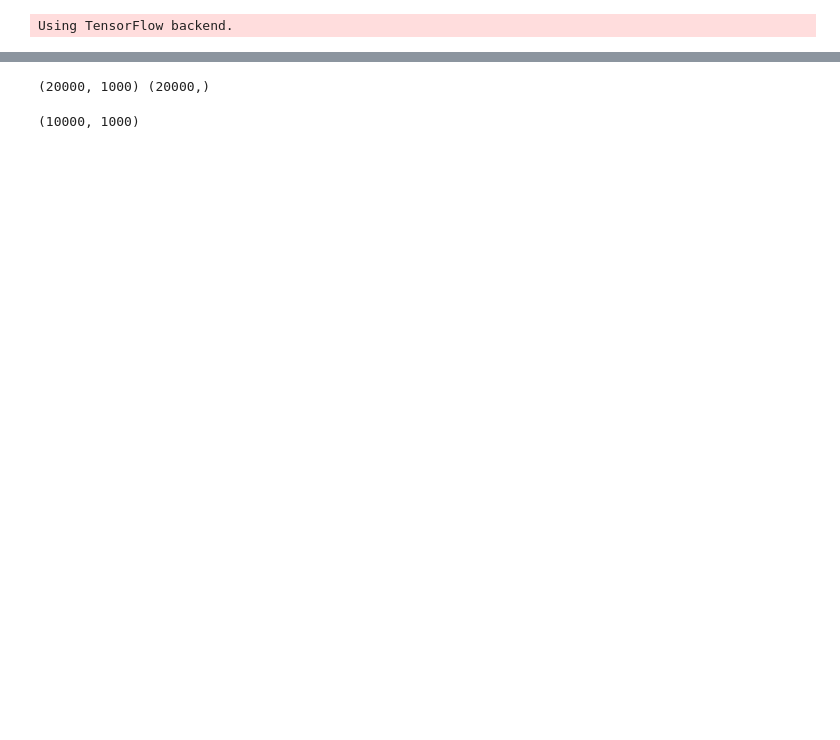
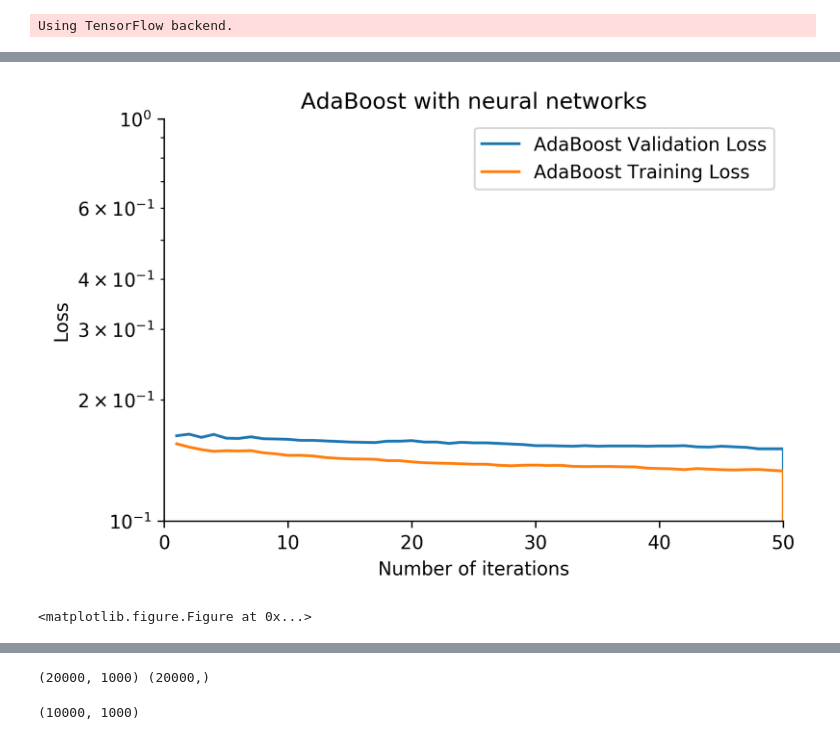
Before and after one commit to dibidave/central-nervous-system, a Jupyter notebook: project1/Boosting neural networks.ipynb, the cells around one changed output, grey strips where cells are left out. Saved outputs shown, nothing was run; the diff lists cells and outputs as text; code cells hidden in the pictures; blank space fills up the shorter version.

```diff
--- a/project1/Boosting neural networks.ipynb
+++ b/project1/Boosting neural networks.ipynb
@@ -17,9 +19,9 @@ import utils
 # %%
 # Tf-Idf transform
-# from sklearn.feature_extraction.text import TfidfTransformer
-# tfidf = TfidfTransformer()
-# training_features = tfidf.fit_transform(training_features)
-# validation_features = tfidf.transform(validation_features)
+from sklearn.feature_extraction.text import TfidfTransformer
+tfidf = TfidfTransformer()
+training_features = tfidf.fit_transform(training_features)
+validation_features = tfidf.transform(validation_features)
 # %%
 from keras.models import Sequential
 from keras.layers import BatchNormalization
@@ -53,4 +55,4 @@ learning_rate = 0.1
 ada_nn = AdaBoostClassifier(base_estimator=nn, n_estimators=n_estimators,
                         learning_rate=learning_rate)
 # %%
-# ada_nn.fit(training_features, training_labels)
+ada_nn.fit(training_features, training_labels)
@@ -57,18 +80,33 @@ ada_nn = AdaBoostClassifier(base_estimator=nn, n_estimators=n_estimators,
 # %%
 from sklearn.metrics import zero_one_loss
-def plot_ada_hist(ada, title):
+def plot_ada_hist(ada, title='', metric='loss'):
+    if metric=='loss':
+        metric_fun = lambda x, y: zero_one_loss(x, y)
+        label = 'Loss'
+    elif metric=='acc':
+        metric_fun = lambda x, y: 1-zero_one_loss(x, y)
+        label = 'Accuracy'
+    else:
+        return
+
     ada_acc = np.zeros((n_estimators,))
     for i, pred_labels in enumerate(ada.staged_predict(validation_features)):
-        ada_acc[i] = zero_one_loss(pred_labels, validation_labels)
+        ada_acc[i] = metric_fun(pred_labels, validation_labels)
 
     ada_acc_train = np.zeros((n_estimators,))
     for i, pred_labels in enumerate(ada.staged_predict(training_features)):
-        ada_acc_train[i] = zero_one_loss(pred_labels, training_labels)
+        ada_acc_train[i] = metric_fun(pred_labels, training_labels)
 
     plt.figure(dpi=300)
-    plt.plot(np.arange(n_estimators) + 1, ada_acc, label='AdaBoost Test Loss')
-    plt.plot(np.arange(n_estimators) + 1, ada_acc_train, label='AdaBoost Train Loss')
-    plt.semilogy()
+    plt.plot(np.arange(n_estimators)+1,
+             ada_acc, label='AdaBoost Validation '+label)
+    plt.plot(np.arange(n_estimators)+1,
+             ada_acc_train, label='AdaBoost Training '+label)
+    if metric=='loss':
+        plt.semilogy()
+    plt.xlabel('Number of iterations')
+    plt.ylabel(label)
+    plt.xlim(0, ada.n_estimators)
     plt.legend()
     plt.title(title)
     plt.show()
@@ -78,0 +114,3 @@ def plot_ada_hist(ada, title):
+# %%
+plot_ada_hist(ada_nn, 'AdaBoost with neural networks')
+# %% [output]
@@ -78,0 +134,2 @@ def plot_ada_hist(ada, title):
+[figure, added]
+<matplotlib.figure.Figure at 0x...>
```
Also changed, not shown: parts of 8 cells of this notebook, 10 other files.
